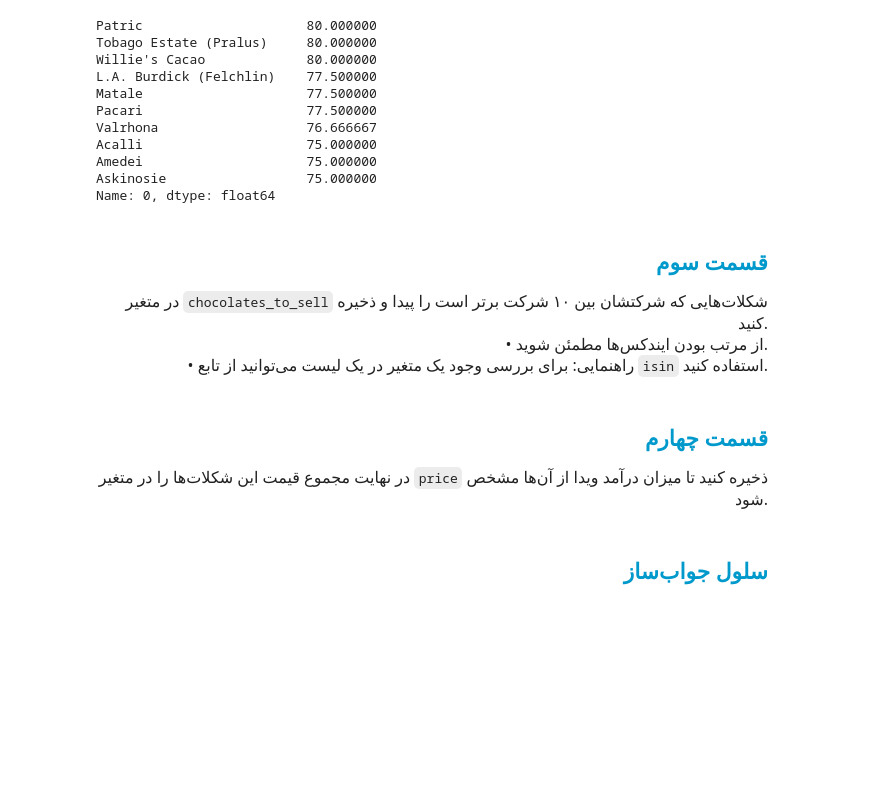
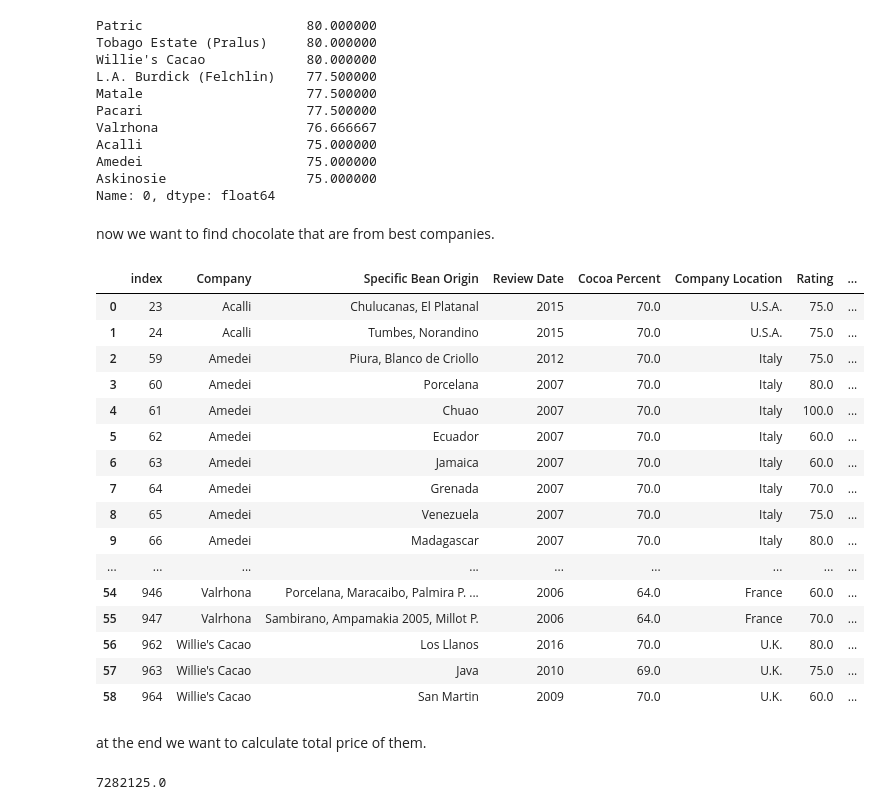
Before and after one commit to mobinmadani8/chocolate_problems, a Jupyter notebook: Step3/project1_3.ipynb, the cells around one changed output. Saved outputs shown, nothing was run; the diff lists cells and outputs as text; code cells hidden in the pictures; blank space fills up the shorter version.

```diff
--- a/Step3/project1_3.ipynb
+++ b/Step3/project1_3.ipynb
@@ -128,40 +95,33 @@ Acalli                     75.000000
 Amedei                     75.000000
 Askinosie                  75.000000
 Name: 0, dtype: float64
-# %% [markdown]
-<h2 align=right style="line-height:200%;font-family:vazir;color:#0099cc">
-<font face="vazir" color="#0099cc">
-قسمت سوم
-</font>
-</h2>
-<p dir=rtl style="direction: rtl;text-align: right;line-height:200%;font-family:vazir;font-size:medium">
-<font face="vazir" size=3>
-در متغیر <code>chocolates_to_sell</code> شکلات‌هایی که شرکتشان بین ۱۰ شرکت برتر است را پیدا و ذخیره کنید.
-<br>
-•   از مرتب بودن ایندکس‌ها مطمئن شوید.
-<br>
-•	راهنمایی: برای بررسی وجود یک متغیر در یک لیست می‌توانید از تابع <code>isin</code> استفاده کنید.
-
-</font>
-</p>
+# %% [markdown]
+now we want to find chocolate that are from best companies.
 # %%
 chocolates_to_sell = df[df["Company"].isin(best_ratings.index)].reset_index()
+chocolates_to_sell
+# %% [output]
+|  | index | Company | Specific Bean Origin | Review Date | Cocoa Percent | Company Location | Rating | ... |
+| 0 | 23 | Acalli | Chulucanas, El Platanal | 2015 | 70.0 | U.S.A. | 75.0 | ... |
+| 1 | 24 | Acalli | Tumbes, Norandino | 2015 | 70.0 | U.S.A. | 75.0 | ... |
+| 2 | 59 | Amedei | Piura, Blanco de Criollo | 2012 | 70.0 | Italy | 75.0 | ... |
+| 3 | 60 | Amedei | Porcelana | 2007 | 70.0 | Italy | 80.0 | ... |
+| 4 | 61 | Amedei | Chuao | 2007 | 70.0 | Italy | 100.0 | ... |
+| 5 | 62 | Amedei | Ecuador | 2007 | 70.0 | Italy | 60.0 | ... |
+| 6 | 63 | Amedei | Jamaica | 2007 | 70.0 | Italy | 60.0 | ... |
+| 7 | 64 | Amedei | Grenada | 2007 | 70.0 | Italy | 70.0 | ... |
+| 8 | 65 | Amedei | Venezuela | 2007 | 70.0 | Italy | 75.0 | ... |
+| 9 | 66 | Amedei | Madagascar | 2007 | 70.0 | Italy | 80.0 | ... |
+| ... | ... | ... | ... | ... | ... | ... | ... | ... |
+| 54 | 946 | Valrhona | Porcelana, Maracaibo, Palmira P. ... | 2006 | 64.0 | France | 60.0 | ... |
+| 55 | 947 | Valrhona | Sambirano, Ampamakia 2005, Millot P. | 2006 | 64.0 | France | 70.0 | ... |
+| 56 | 962 | Willie's Cacao | Los Llanos | 2016 | 70.0 | U.K. | 80.0 | ... |
+| 57 | 963 | Willie's Cacao | Java | 2010 | 69.0 | U.K. | 75.0 | ... |
+| 58 | 964 | Willie's Cacao | San Martin | 2009 | 70.0 | U.K. | 60.0 | ... |
-# %% [markdown]
-<h2 align=right style="line-height:200%;font-family:vazir;color:#0099cc">
-<font face="vazir" color="#0099cc">
-قسمت چهارم
-</font>
-</h2>
-<p dir=rtl style="direction: rtl;text-align: right;line-height:200%;font-family:vazir;font-size:medium">
-<font face="vazir" size=3>
-در نهایت مجموع قیمت این شکلات‌ها را در متغیر <code>price</code> ذخیره کنید تا میزان درآمد ویدا از آن‌ها مشخص شود.
-</font>
-</p>
+# %% [markdown]
+at the end we want to calculate total price of them.
 # %%
 priceSum = chocolates_to_sell["price(100g)"].sum()
+priceSum
+# %% [output]
+7282125.0
-# %% [markdown]
-<h2 align=right style="line-height:200%;font-family:vazir;color:#0099cc">
-<font face="vazir" color="#0099cc">
-<b>سلول جواب‌ساز</b>
-</font>
-</h2>
```
Also changed, not shown: parts of 7 cells of this notebook.
